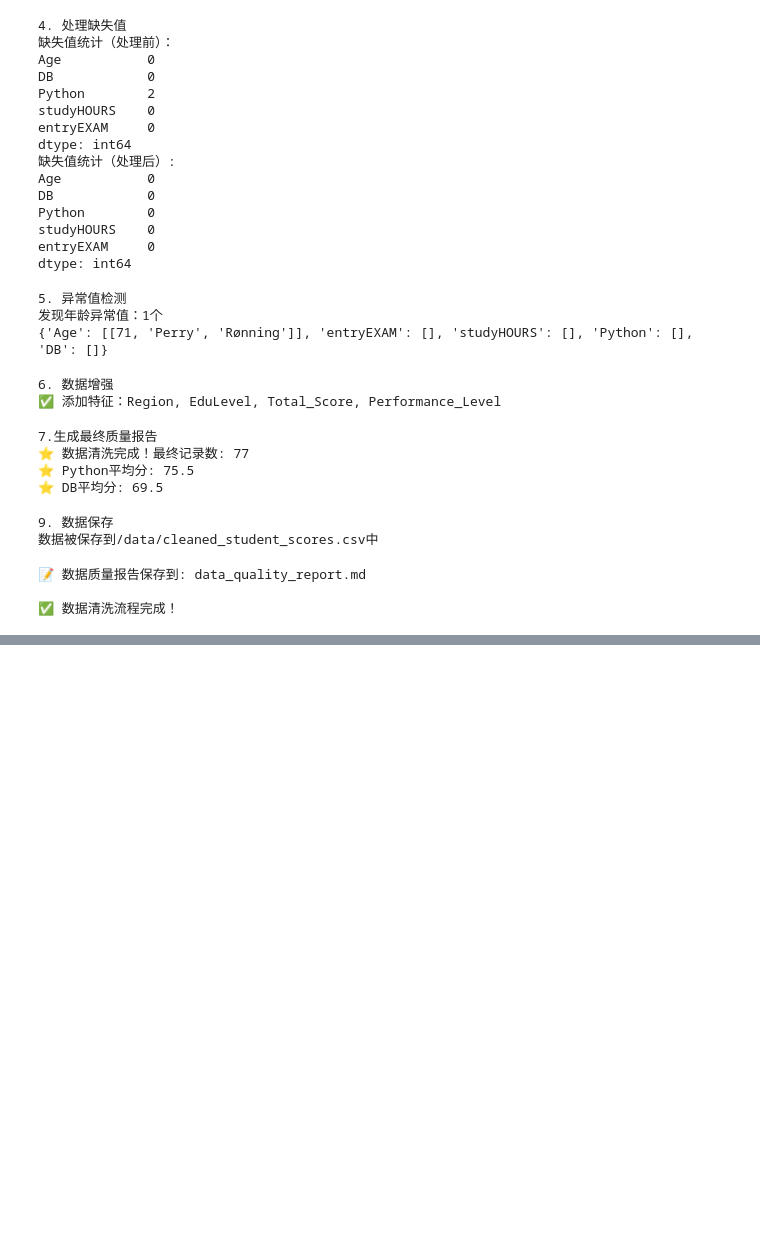
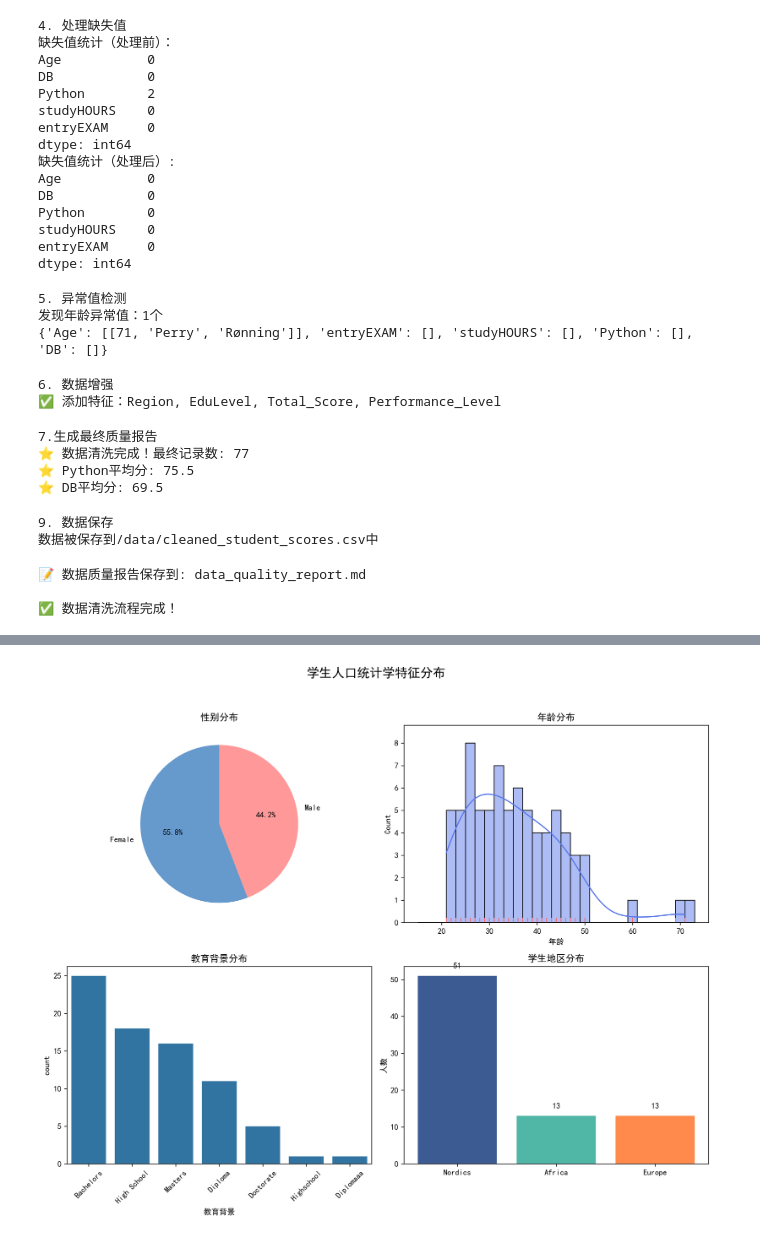
Before and after one commit to xlcblues/student-analysis, a Jupyter notebook: sample.ipynb, the cells around one changed output, grey strips where cells are left out. Cells and saved outputs as stored; diff of their text form; code cells hidden in the pictures; blank space fills up the shorter version.

```diff
--- a/sample.ipynb
+++ b/sample.ipynb
@@ -314,3 +320,16 @@ print("\n✅ 数据清洗流程完成！")
 📝 数据质量报告保存到: data_quality_report.md
 
 ✅ 数据清洗流程完成！
+# %%
+# 设置中文显示
+plt.rcParams['font.sans-serif'] = ['SimHei']
+plt.rcParams['axes.unicode_minus'] = False
+plt.rcParams['figure.dpi'] = 300
+# %%
+# 加载清洗后的数据
+df = pd.read_csv('/data/cleaned_student_scores.csv',)
+print(f"🎓 学生数据集: {df.shape[0]} 条记录, {df.shape[1]} 个特征")
+print("\n数据集预览:")
+print(df.head(3))
+print("\n主要数值特征统计摘要:")
+print(df.describe().map(lambda x: f"{x:.1f}"))
@@ -316,0 +354,42 @@ print("\n✅ 数据清洗流程完成！")
+# %%
+# 1. 学生人口统计学分析
+fig, axes = plt.subplots(2, 2, figsize=(12, 10))
+fig.suptitle("学生人口统计学特征分布", fontsize=16, y=0.98)
+
+# 性别统计
+gender_counts = df['gender'].value_counts()
+axes[0, 0].pie(
+    gender_counts,
+    labels=gender_counts.index,
+    autopct='%1.1f%%',
+    startangle=90,
+    colors=['#6699CC', '#FF9999']
+)
+axes[0, 0].set_title('性别分布')
+
+# 年龄统计
+sns.histplot(df['Age'], bins=np.arange(15, 75, 2), kde=True, color='#5C7AEA', ax=axes[0, 1])
+sns.rugplot(df['Age'], ax=axes[0, 1], color='#FF6666')
+axes[0, 1].set_title('年龄分布')
+axes[0, 1].set_xlabel('年龄')
+
+# 学历分布
+edu_order = df['prevEducation'].value_counts().index
+sns.countplot(x = df['prevEducation'], data=df, order = edu_order, ax = axes[1, 0])
+axes[1, 0].set_title('教育背景分布')
+axes[1, 0].set_xlabel('教育背景')
+axes[1, 0].tick_params(axis='x', rotation=45)
+
+# 地区分布
+region_counts = df['Region'].value_counts()
+axes[1, 1].bar(region_counts.index, region_counts.values,
+               color=['#3B5B92', '#50B6A6', '#FF8A4C', '#9397D8'])
+for i,v in enumerate(region_counts.values):
+    axes[1, 1].text(i, v + 2, str(v), ha='center')
+axes[1, 1].set_title('学生地区分布')
+axes[1, 1].set_ylabel('人数')
+
+plt.tight_layout(rect=[0, 0, 1, 0.95])
+plt.savefig('./image/1.人口统计学分布.png')
+# %% [output]
+[figure, added]
```
Also changed, not shown: parts of 3 cells of this notebook, 1 other file.
